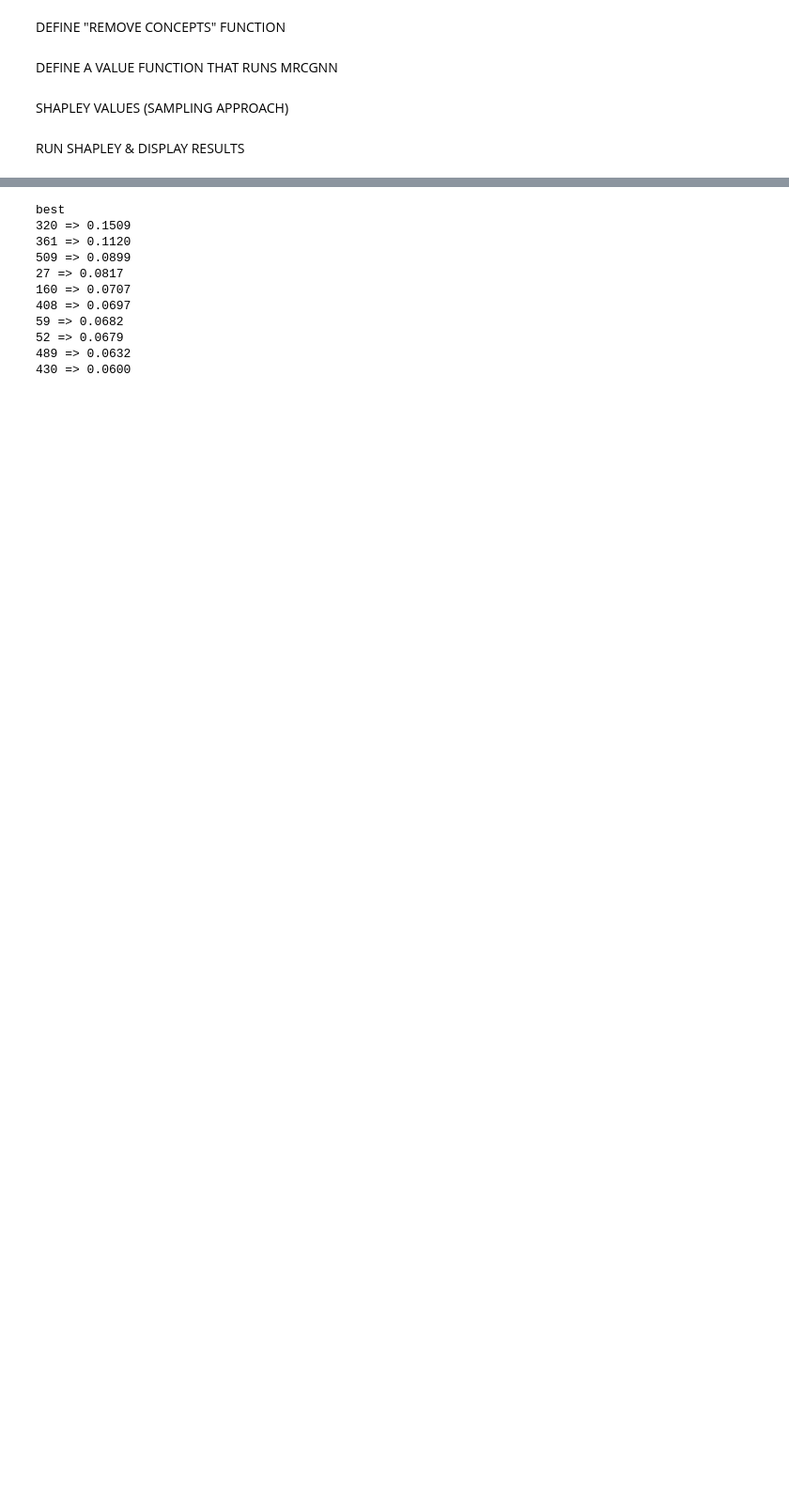
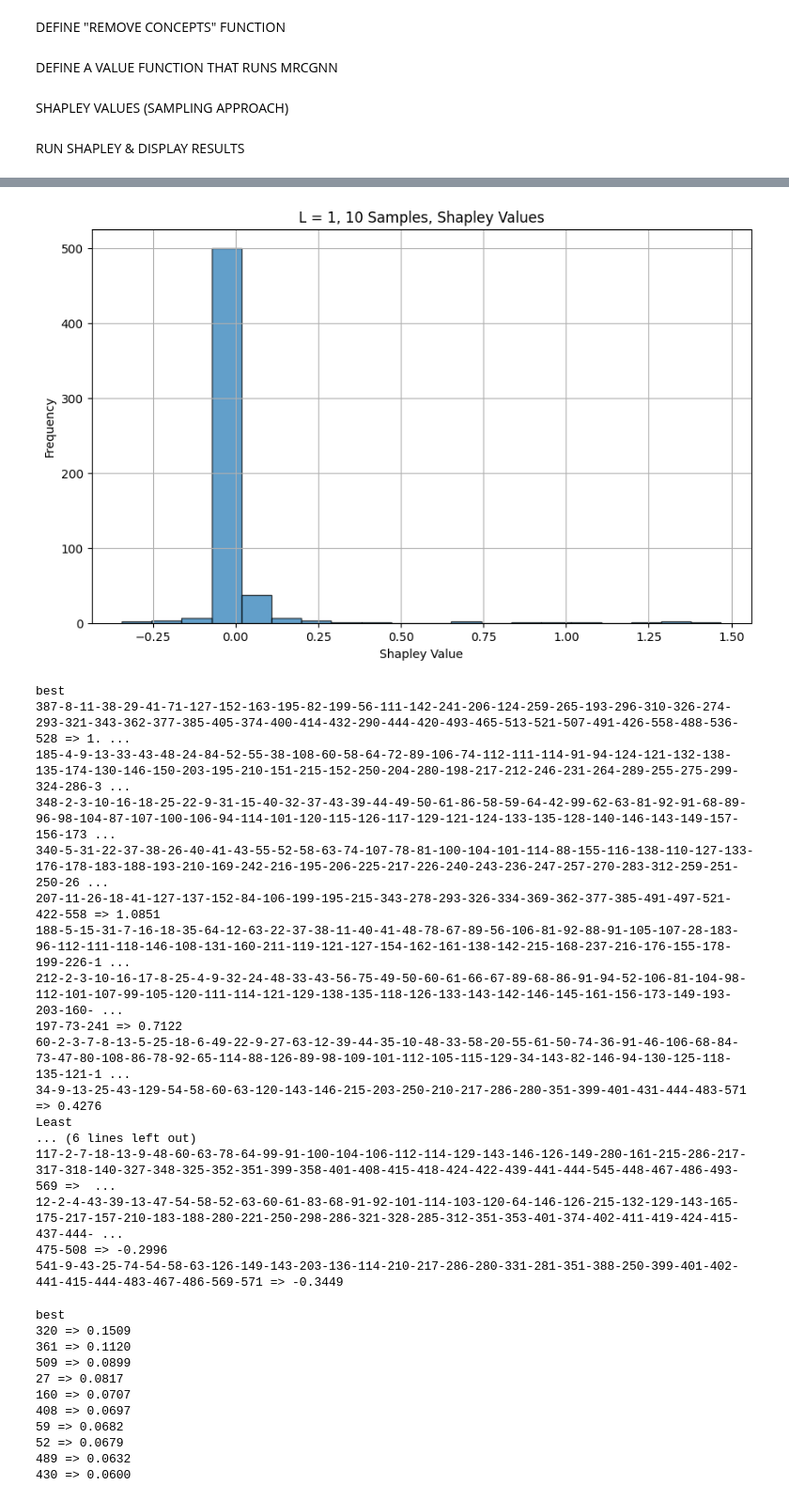
Before and after one commit to houjer23/GraphTrail_on_MRCGNN, a Jupyter notebook: graphtrail_MRCGNN.ipynb, the cells around one changed output, grey strips where cells are left out. Shown at 94% size. Cells and saved outputs as stored; diff of their text form; code cells hidden in the pictures; blank space fills up the shorter version.

```diff
--- a/graphtrail_MRCGNN.ipynb
+++ b/graphtrail_MRCGNN.ipynb
@@ -441,3 +532,44 @@ for c, val in sorted_shap:
+# %%
+import matplotlib.pyplot as plt
+
+# Extract Shapley values from sorted_shap2
+shap_values = [val for _, val in L1_sample10]
+
+# Plot histogram with more bins for smaller bars
+plt.figure(figsize=(10, 6))
+plt.hist(shap_values, bins=20, edgecolor='black', alpha=0.7)  # Increase bins to make bars thinner
+plt.title('L = 1, 10 Samples, Shapley Values')
+plt.xlabel('Shapley Value')
+plt.ylabel('Frequency')
+plt.grid(True)
+plt.show()
+
+print("best")
+for c, val in L1_sample10[:10]:
+    print(f"{c} => {val:.4f}")
+
+print("Least")
+for c, val in L1_sample10[-10:]:
+    print(f"{c} => {val:.4f}")
+# %% [output]
+[figure, added]
+best
+387-8-11-38-29-41-71-127-152-163-195-82-199-56-111-142-241-206-124-259-265-193-296-310-326-274-293-321-343-362-377-385-405-374-400-414-432-290-444-420-493-465-513-521-507-491-426-558-488-536-528 => 1. ...
+185-4-9-13-33-43-48-24-84-52-55-38-108-60-58-64-72-89-106-74-112-111-114-91-94-124-121-132-138-135-174-130-146-150-203-195-210-151-215-152-250-204-280-198-217-212-246-231-264-289-255-275-299-324-286-3 ...
+348-2-3-10-16-18-25-22-9-31-15-40-32-37-43-39-44-49-50-61-86-58-59-64-42-99-62-63-81-92-91-68-89-96-98-104-87-107-100-106-94-114-101-120-115-126-117-129-121-124-133-135-128-140-146-143-149-157-156-173 ...
+340-5-31-22-37-38-26-40-41-43-55-52-58-63-74-107-78-81-100-104-101-114-88-155-116-138-110-127-133-176-178-183-188-193-210-169-242-216-195-206-225-217-226-240-243-236-247-257-270-283-312-259-251-250-26 ...
+207-11-26-18-41-127-137-152-84-106-199-195-215-343-278-293-326-334-369-362-377-385-491-497-521-422-558 => 1.0851
+188-5-15-31-7-16-18-35-64-12-63-22-37-38-11-40-41-48-78-67-89-56-106-81-92-88-91-105-107-28-183-96-112-111-118-146-108-131-160-211-119-121-127-154-162-161-138-142-215-168-237-216-176-155-178-199-226-1 ...
+212-2-3-10-16-17-8-25-4-9-32-24-48-33-43-56-75-49-50-60-61-66-67-89-68-86-91-94-52-106-81-104-98-112-101-107-99-105-120-111-114-121-129-138-135-118-126-133-143-142-146-145-161-156-173-149-193-203-160- ...
+197-73-241 => 0.7122
+60-2-3-7-8-13-5-25-18-6-49-22-9-27-63-12-39-44-35-10-48-33-58-20-55-61-50-74-36-91-46-106-68-84-73-47-80-108-86-78-92-65-114-88-126-89-98-109-101-112-105-115-129-34-143-82-146-94-130-125-118-135-121-1 ...
+34-9-13-25-43-129-54-58-60-63-120-143-146-215-203-250-210-217-286-280-351-399-401-431-444-483-571 => 0.4276
+Least
+... (6 lines left out)
+117-2-7-18-13-9-48-60-63-78-64-99-91-100-104-106-112-114-129-143-146-126-149-280-161-215-286-217-317-318-140-327-348-325-352-351-399-358-401-408-415-418-424-422-439-441-444-545-448-467-486-493-569 =>  ...
+12-2-4-43-39-13-47-54-58-52-63-60-61-83-68-91-92-101-114-103-120-64-146-126-215-132-129-143-165-175-217-157-210-183-188-280-221-250-298-286-321-328-285-312-351-353-401-374-402-411-419-424-415-437-444- ...
+475-508 => -0.2996
+541-9-43-25-74-54-58-63-126-149-143-203-136-114-210-217-286-280-331-281-351-388-250-399-401-402-441-415-444-483-467-486-569-571 => -0.3449
 # %%
 new_L0 = sorted_shap
 import matplotlib.pyplot as plt
```
Also changed, not shown: parts of 6 cells of this notebook.
